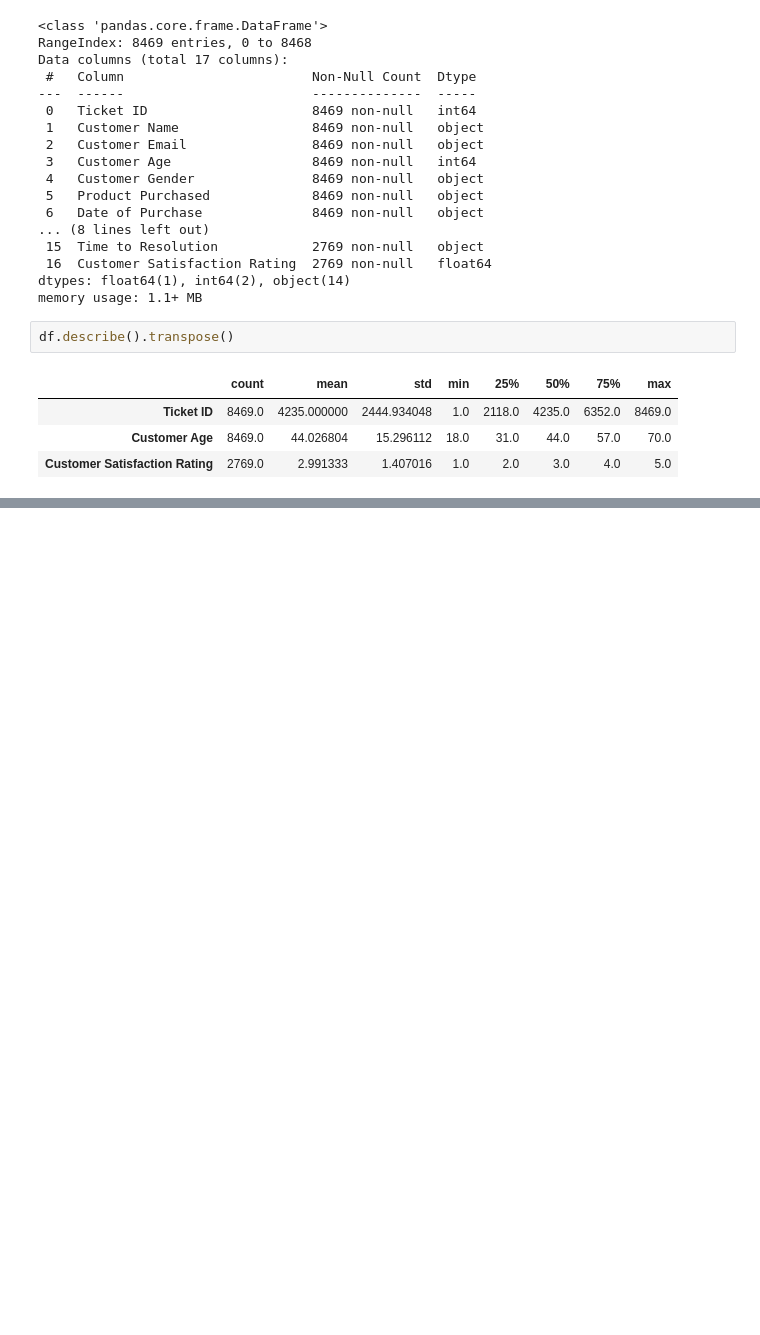
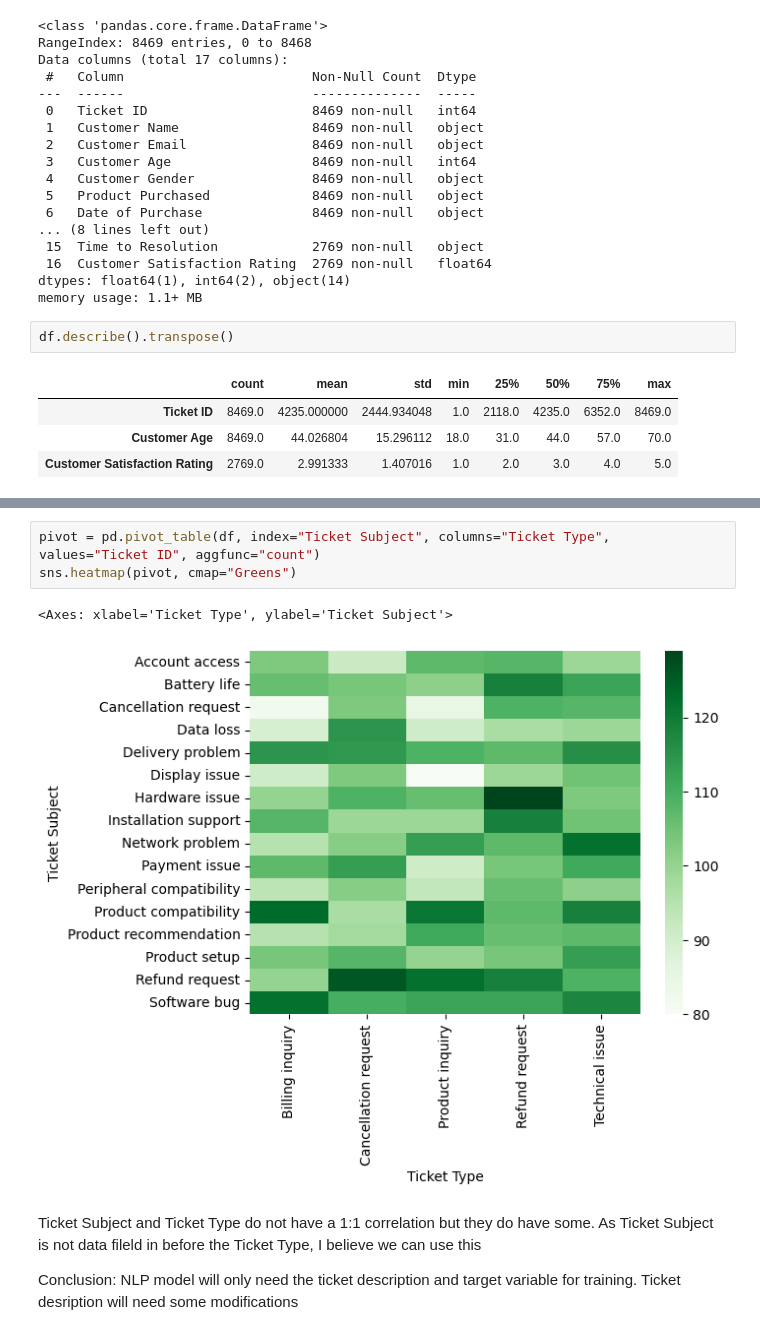
Before and after one commit to ehoanshelt/Support-Ticket-Categorizer, a Jupyter notebook: notebooks/EDA.ipynb, the cells around one changed output, grey strips where cells are left out. Drawn from its saved outputs; the diff is of its cells as text; blank space fills up the shorter version.

```diff
--- a/notebooks/EDA.ipynb
+++ b/notebooks/EDA.ipynb
@@ -43,0 +102,11 @@ df.describe().transpose()
+# %%
+pivot = pd.pivot_table(df, index="Ticket Subject", columns="Ticket Type", values="Ticket ID", aggfunc="count")
+sns.heatmap(pivot, cmap="Greens")
+# %% [output]
+<Axes: xlabel='Ticket Type', ylabel='Ticket Subject'>
+[figure, added]
+# %% [markdown]
+Ticket Subject and Ticket Type do not have a 1:1 correlation but they do have some. As Ticket Subject is not data fileld in before the Ticket Type, I believe we can use this
+
+Conclusion:
+NLP model will only need the ticket description and target variable for training. Ticket desription will need some modifications
```
Also changed, not shown: parts of 10 cells of this notebook.
